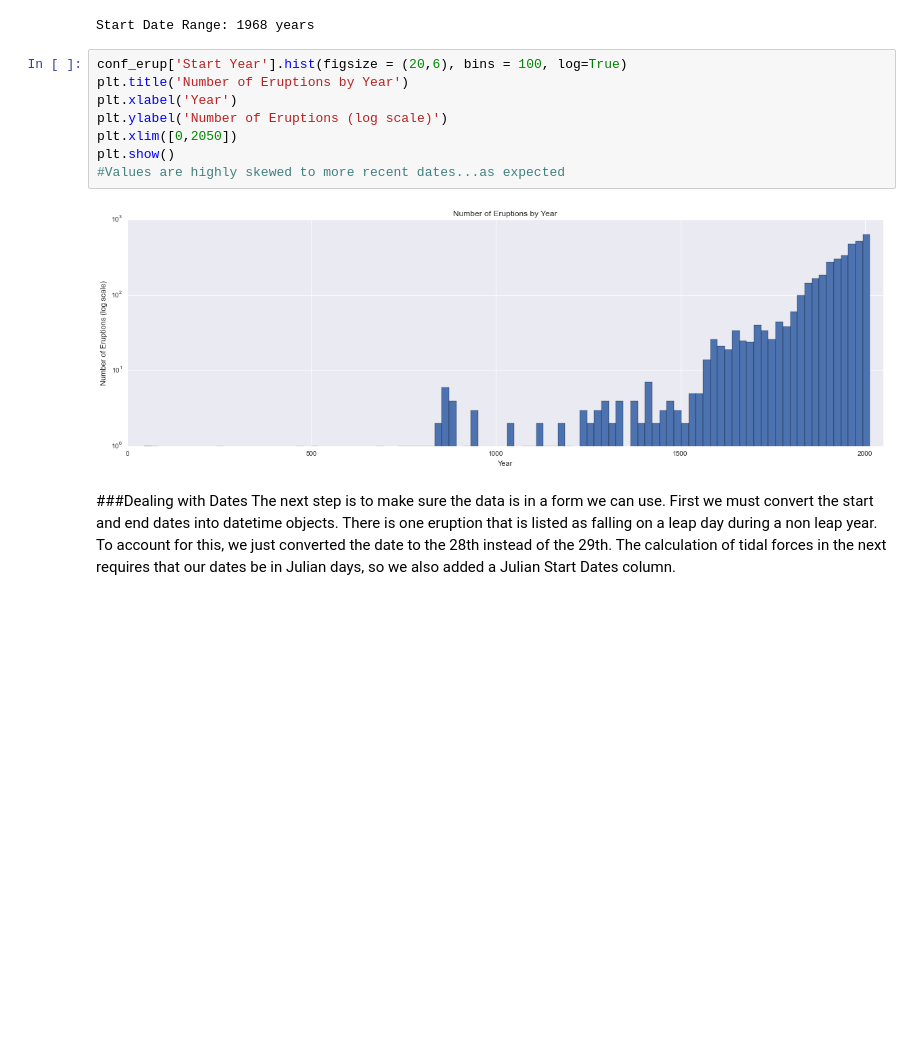
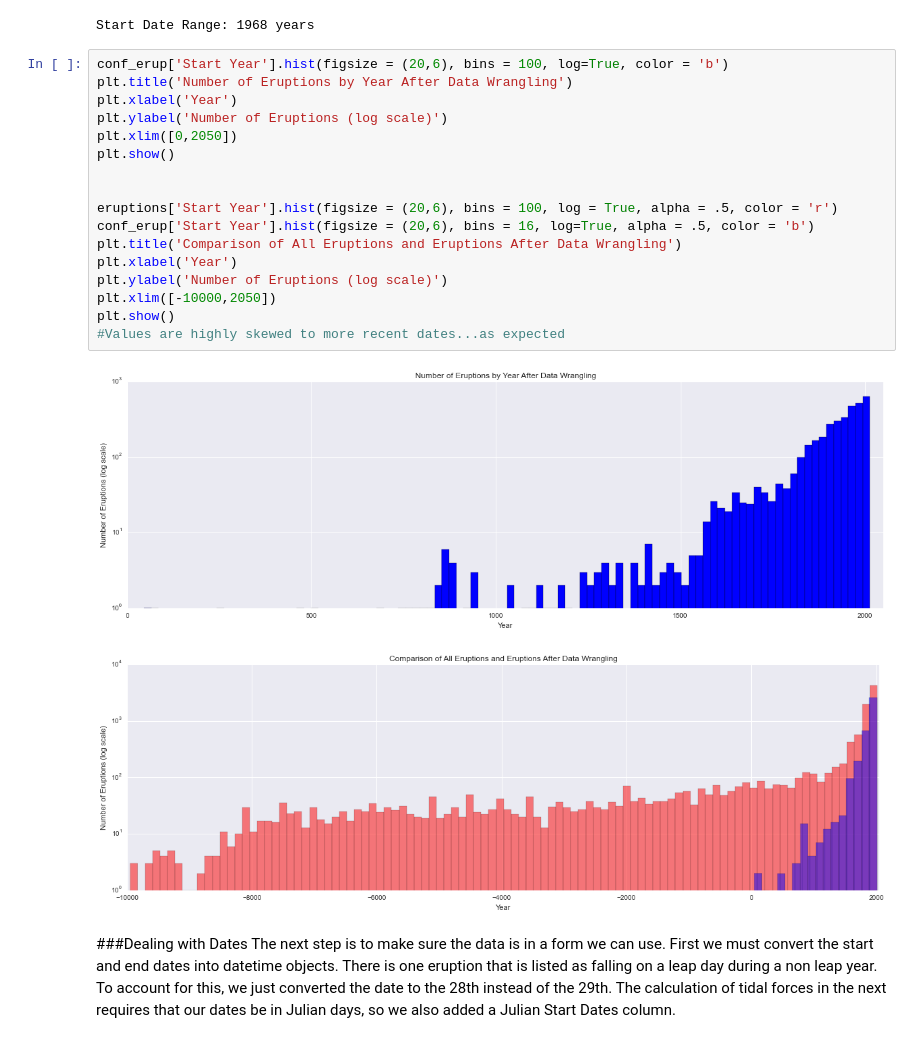
Before and after one commit to sokolo986/CS109_Volcano, a Jupyter notebook: Data CleanUp.ipynb, the cells around one changed output. Cells and saved outputs as stored; diff of their text form; blank space fills up the shorter version.

```diff
--- a/Data CleanUp.ipynb
+++ b/Data CleanUp.ipynb
@@ -140,15 +140,25 @@ print 'Start Date Range:', year_max - year_min, 'years'
 # %% [output]
 Start Date Range: 1968 years
 # %%
-conf_erup['Start Year'].hist(figsize = (20,6), bins = 100, log=True)
-plt.title('Number of Eruptions by Year')
+conf_erup['Start Year'].hist(figsize = (20,6), bins = 100, log=True, color = 'b')
+plt.title('Number of Eruptions by Year After Data Wrangling')
 plt.xlabel('Year')
 plt.ylabel('Number of Eruptions (log scale)')
 plt.xlim([0,2050])
 plt.show()
+
+
+eruptions['Start Year'].hist(figsize = (20,6), bins = 100, log = True, alpha = .5, color = 'r')
+conf_erup['Start Year'].hist(figsize = (20,6), bins = 16, log=True, alpha = .5, color = 'b')
+plt.title('Comparison of All Eruptions and Eruptions After Data Wrangling')
+plt.xlabel('Year')
+plt.ylabel('Number of Eruptions (log scale)')
+plt.xlim([-10000,2050])
+plt.show()
 #Values are highly skewed to more recent dates...as expected
 # %% [output]
-[figure, old version]
+[figure, new version]
+[figure, added]
 # %% [markdown]
 ###Dealing with Dates
 The next step is to make sure the data is in a form we can use. First we must convert the start and end dates into datetime objects. There is one eruption that is listed as falling on a leap day during a non leap year. To account for this, we just converted the date to the 28th instead of the 29th. The calculation of tidal forces in the next requires that our dates be in Julian days, so we also added a Julian Start Dates column.
```
Also changed, not shown: parts of 12 cells of this notebook, 3 other files.
